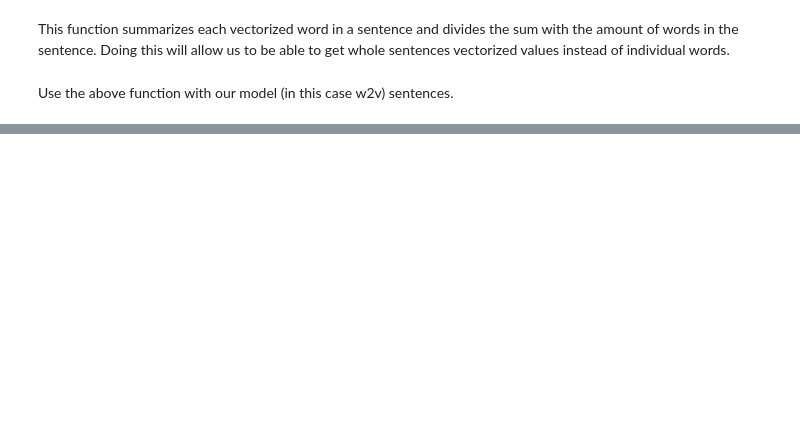
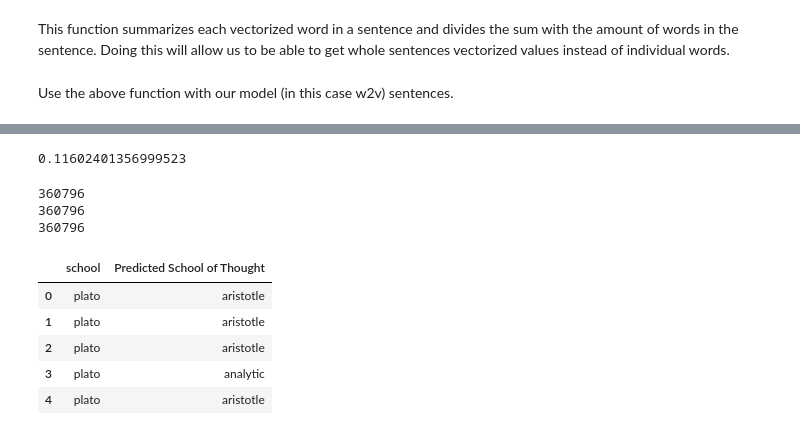
Before and after one commit to zabesy/SOTClustering, a Jupyter notebook: ThesisClustering.ipynb, the cells around one changed output, grey strips where cells are left out. Drawn from its saved outputs; the diff is of its cells as text; code cells hidden in the pictures; blank space fills up the shorter version.

```diff
--- a/ThesisClustering.ipynb
+++ b/ThesisClustering.ipynb
@@ -141,0 +155,10 @@ print(X[:5])
+# %%
+features = []
+num = 0
+for index, sentence in enumerate(sentences):
+    temp_variable = sentence_vectorizer(sentence, w2v)
+    #Check if np.array is empty
+    features.append(temp_variable)
+    num += 1
+    if num % 50000 == 0:
+        print(num)
@@ -141,0 +267,33 @@ print(X[:5])
+# %%
+# from sklearn.metrics import accuracy_score
+# accuracy_score(DF["school"],[schools[index] for index in labels])
+
+#Must find a way to assign each cluster to each school. This way is not optimal and doesn't result in a good assignment (but it's something).
+
+realVsPredLabels = np.zeros_like(labels)
+for i, school in enumerate(schools):
+    mask = (labels == i)
+    realVsPredLabels[mask] = mode([schools.index(val) for val in DF["school"][mask]])[0]
+
+accuracy_score(labels, realVsPredLabels)
+# %% [output]
+0.11602401356999523
+# %%
+pred = pd.DataFrame([schools[index] for index in realVsPredLabels])
+pred.columns = ['Predicted School of Thought']
+
+print(len(DF["school"]))
+print(len(pred))
+prediction = pd.concat([DF["school"], pred], axis = 1)
+print(len(prediction))
+prediction.head()
+# %% [output]
+360796
+360796
+360796
+|  | school | Predicted School of Thought |
+| 0 | plato | aristotle |
+| 1 | plato | aristotle |
+| 2 | plato | aristotle |
+| 3 | plato | analytic |
+| 4 | plato | aristotle |
```
Also changed, not shown: parts of 33 cells of this notebook.
